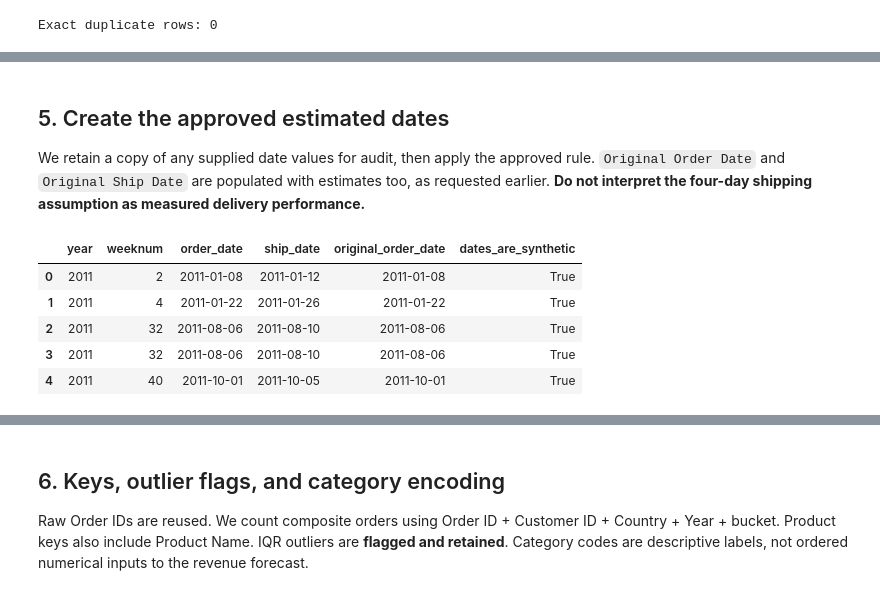
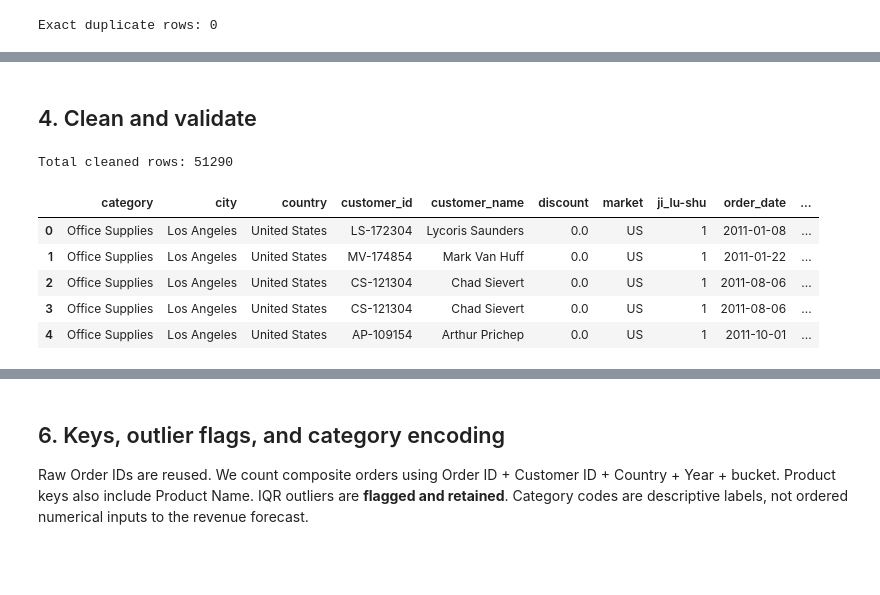
Before and after one commit to jishnujs1990/Study, a Jupyter notebook: RevenueVision_Final_Project.ipynb, the cells around one changed output, grey strips where cells are left out. Cells and saved outputs as stored; diff of their text form; code cells hidden in the pictures; blank space fills up the shorter version.

```diff
--- a/RevenueVision_Final_Project.ipynb
+++ b/RevenueVision_Final_Project.ipynb
@@ -198,28 +124,44 @@ Clean rows: 51290 | Exact duplicates removed: 0
-# %% [markdown]
-## 5. Create the approved estimated dates
-We retain a copy of any supplied date values for audit, then apply the approved rule.
-`Original Order Date` and `Original Ship Date` are populated with estimates too, as requested earlier.
-**Do not interpret the four-day shipping assumption as measured delivery performance.**
-# %%
-for col in ['order_date', 'ship_date', 'original_order_date', 'original_ship_date']:
-    if col in df:
-        df['source_' + col] = df[col].copy()
-df['order_date'] = (pd.to_datetime(df.year.astype(str) + '-01-01')
-                    + pd.to_timedelta(7 * (df.weeknum - 1), unit='D'))
-df['ship_date'] = df.order_date + pd.Timedelta(days=4)
-df['original_order_date'] = df.order_date
-df['original_ship_date'] = df.ship_date
-df['dates_are_synthetic'] = True
-df['order_date_method'] = 'January 1 + 7 * (weeknum - 1); estimated'
-df['ship_date_method'] = 'Estimated Order Date + 4 calendar days'
-df['estimated_month'] = df.order_date.dt.strftime('%Y-%m')
-df['estimated_quarter'] = df.order_date.dt.quarter
-display(df[['year', 'weeknum', 'order_date', 'ship_date',
-            'original_order_date', 'dates_are_synthetic']].head())
-# %% [output]
-|  | year | weeknum | order_date | ship_date | original_order_date | dates_are_synthetic |
-| 0 | 2011 | 2 | 2011-01-08 | 2011-01-12 | 2011-01-08 | True |
-| 1 | 2011 | 4 | 2011-01-22 | 2011-01-26 | 2011-01-22 | True |
-| 2 | 2011 | 32 | 2011-08-06 | 2011-08-10 | 2011-08-06 | True |
-| 3 | 2011 | 32 | 2011-08-06 | 2011-08-10 | 2011-08-06 | True |
-| 4 | 2011 | 40 | 2011-10-01 | 2011-10-05 | 2011-10-01 | True |
+# %% [markdown]
+## 4. Clean and validate
+# %%
+# Step 1: Create a copy of the original data
+df = raw.copy()
+
+# Step 2: Clean column names
+# Example: "Customer Name" becomes "customer_name"
+df.columns = df.columns.str.strip().str.lower().str.replace(' ', '_')
+
+# Step 3: Remove duplicate rows
+df = df.drop_duplicates()
+
+# Step 4: Convert columns to numeric format
+numeric_cols = ['sales', 'profit', 'quantity', 'discount',
+                'shipping_cost', 'year', 'weeknum']
+
+for col in numeric_cols:
+    df[col] = pd.to_numeric(df[col], errors='coerce')
+
+# Step 5: Fill missing numeric values
+df['discount'] = df['discount'].fillna(0)
+df['shipping_cost'] = df['shipping_cost'].fillna(df['shipping_cost'].median())
+
+# Step 6: Remove rows with missing important values
+df = df.dropna(subset=['sales', 'profit', 'quantity', 'year', 'weeknum'])
+
+# Step 7: Remove invalid sales and quantity records
+df = df[(df['sales'] >= 0) & (df['quantity'] > 0)]
+
+# Step 8: Fill missing text values
+df = df.fillna('Unknown')
+
+# Step 9: Display cleaned data
+print("Total cleaned rows:", len(df))
+df.head()
+# %% [output]
+Total cleaned rows: 51290
+|  | category | city | country | customer_id | customer_name | discount | market | ji_lu-shu | order_date | ... |
+| 0 | Office Supplies | Los Angeles | United States | LS-172304 | Lycoris Saunders | 0.0 | US | 1 | 2011-01-08 | ... |
+| 1 | Office Supplies | Los Angeles | United States | MV-174854 | Mark Van Huff | 0.0 | US | 1 | 2011-01-22 | ... |
+| 2 | Office Supplies | Los Angeles | United States | CS-121304 | Chad Sievert | 0.0 | US | 1 | 2011-08-06 | ... |
+| 3 | Office Supplies | Los Angeles | United States | CS-121304 | Chad Sievert | 0.0 | US | 1 | 2011-08-06 | ... |
+| 4 | Office Supplies | Los Angeles | United States | AP-109154 | Arthur Prichep | 0.0 | US | 1 | 2011-10-01 | ... |
```
Also changed, not shown: parts of 10 cells of this notebook.
